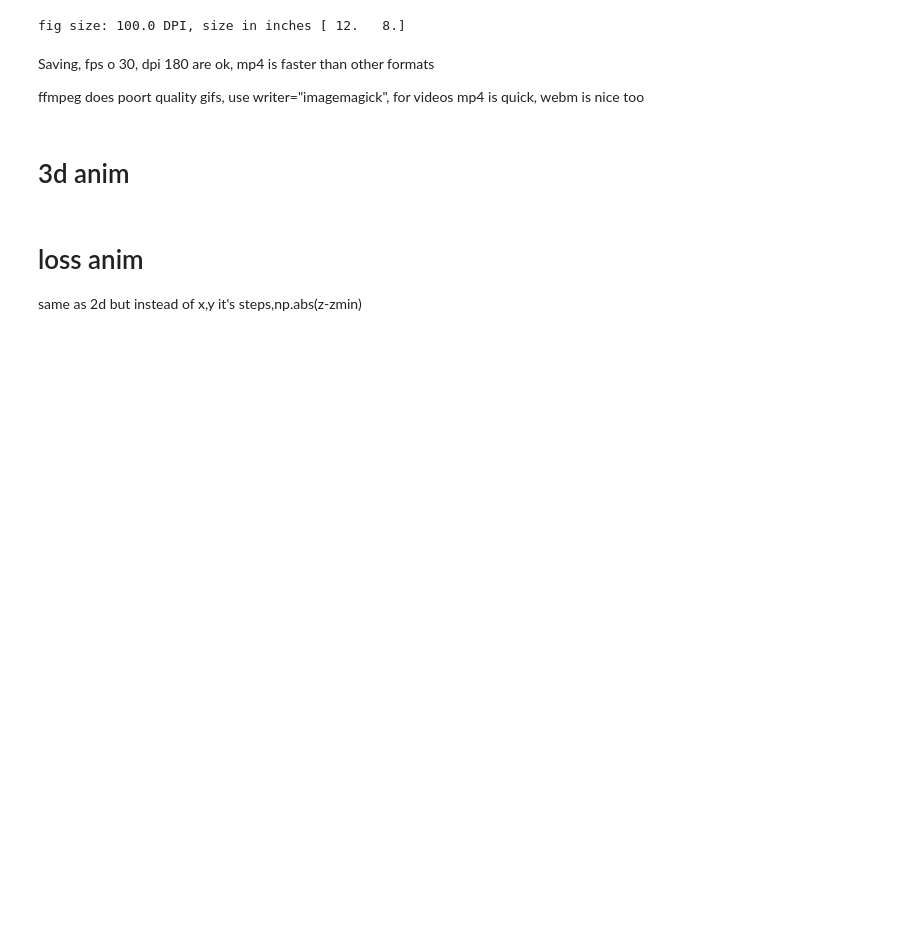
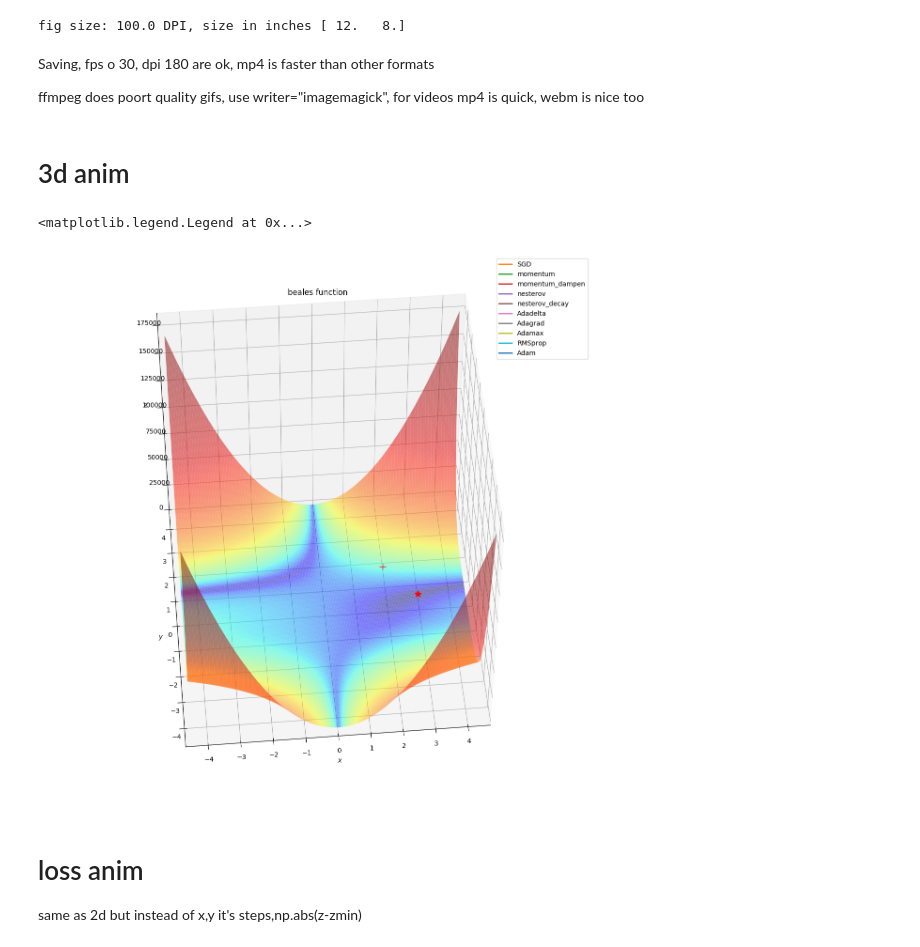
Before and after one commit to wassname/viz_torch_optim, a Jupyter notebook: main.ipynb, the cells around one changed output. Saved outputs shown, nothing was run; the diff lists cells and outputs as text; code cells hidden in the pictures; blank space fills up the shorter version.

```diff
--- a/main.ipynb
+++ b/main.ipynb
@@ -945,23 +943,26 @@ anim.save(save_file+'_2d'+'.mp4', fps=fps, writer="ffmpeg", codec='h264')
 # %%
 fig = plt.figure(figsize=(12, 12) )
 fig.set_tight_layout(True)
 ax = plt.axes(projection='3d', elev=50, azim=azim)
 
 ax.plot_surface(x, y, z, norm=LogNorm(), rstride=1, cstride=1, edgecolor='none', alpha=.5, cmap=plt.cm.jet)
 ax.plot(*minima_, problem.f(minima_).numpy(), 'r*', markersize=10)
 ax.plot(*_x0, problem.f(_x0).numpy(), 'r+', markersize=10)
 
-ax.set_title('{} function'.format(problem.f.__name__))
+ax.set_title(title)
 ax.set_xlabel('$x$')
 ax.set_ylabel('$y$')
 ax.set_zlabel('$z$')
 
 ax.set_xlim((xmin, xmax))
 ax.set_ylim((ymin, ymax))
 
-anim = TrajectoryAnimation3D(*paths[:,:,:crop:decimation], zpaths=zpaths[:,:,0][:,:crop:decimation], labels=methods, ax=ax, interval=1000//fps)
+anim = TrajectoryAnimation3D(*paths[:,:,:cuttoff:decimation], zpaths=zpaths[:,:,0][:,:cuttoff:decimation], labels=methods, ax=ax, interval=1000//fps)
 
 ax.legend(loc='upper right')
+# %% [output]
+<matplotlib.legend.Legend at 0x...>
+[figure, added]
 # %%
 # anim.save(save_file+'3d'+'.gif', fps=fps, codec='gif', writer="imagemagick")
 anim.save(save_file+'_3d'+'.mp4', fps=fps, writer="ffmpeg", codec='h264')
```
Also changed, not shown: parts of 24 cells of this notebook, 1 other file.
